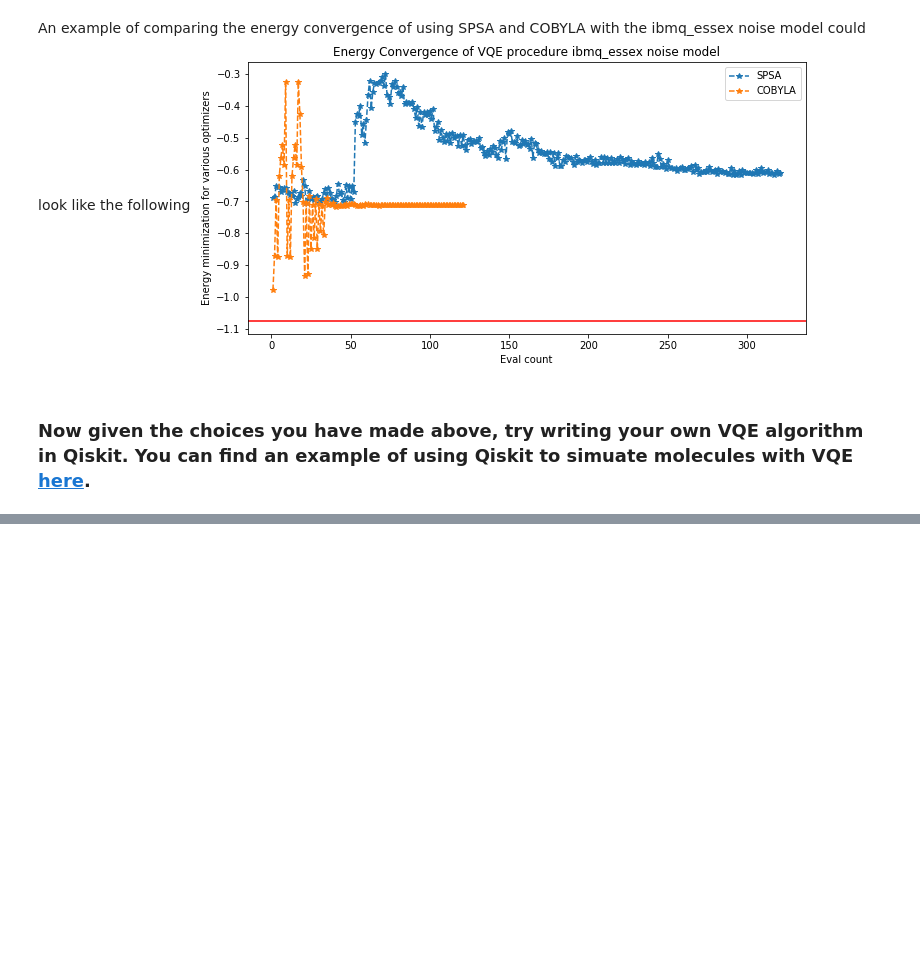
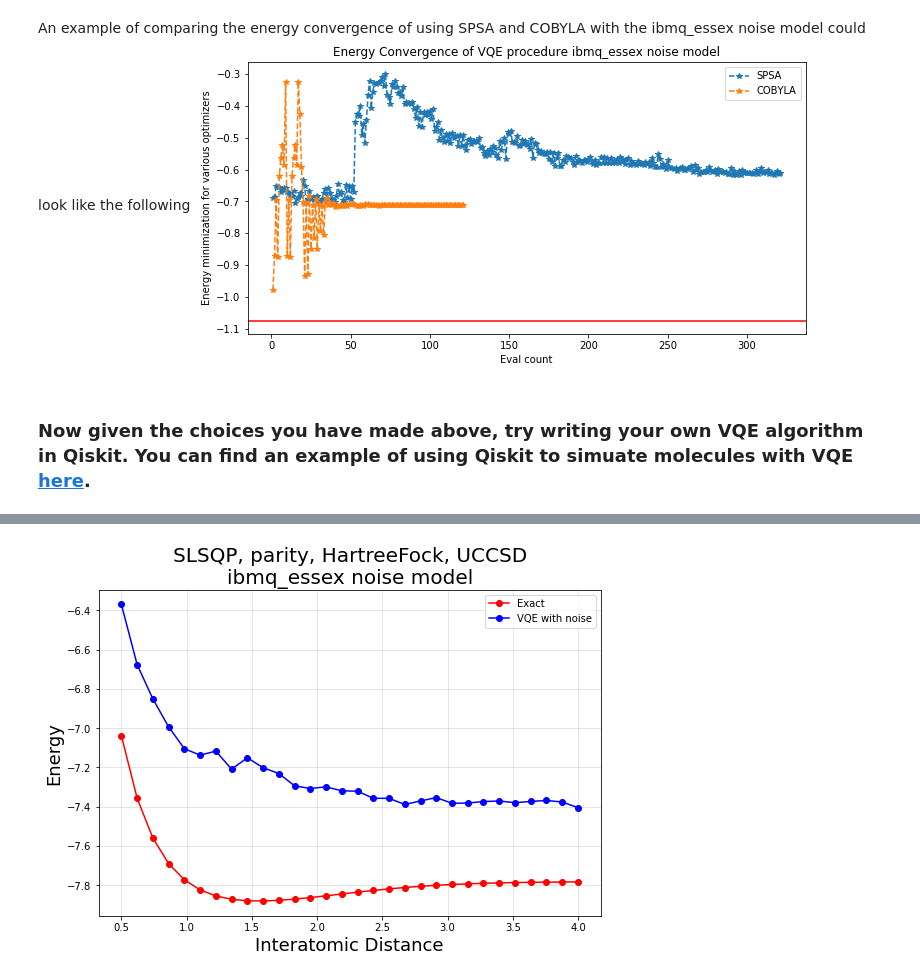
Before and after one commit to Chriscrosser3310/QGSS-Final-Project, a Jupyter notebook: Qiskit Summer School Final Project VQE.ipynb, the cells around one changed output, grey strips where cells are left out. Cells and saved outputs as stored; diff of their text form; code cells hidden in the pictures; blank space fills up the shorter version.

```diff
--- a/Qiskit Summer School Final Project VQE.ipynb
+++ b/Qiskit Summer School Final Project VQE.ipynb
@@ -329,7 +340,7 @@ def compute_LiH_qubitOp(map_type, inter_dist, basis='sto3g'):
     qubitOp = Z2Symmetries.two_qubit_reduction(qubitOp, num_particles) if qubit_reduction else qubitOp
     qubitOp.chop(10**-10)
 
-    return qubitOp, num_spin_orbitals, num_particles, qubit_reduction
+    return qubitOp, num_spin_orbitals, num_particles, qubit_reduction, nuclear_repulsion_energy, energy_shift
 # %%
 def run_experiment(inter_dist,
                    optimizer_type,
@@ -350,7 +361,7 @@ def run_experiment(inter_dist,
             return -np.inf
 
     # Compute the qubit reduction for the experiment
-    qubitOp, num_spin_orbitals, num_particles, qubit_reduction = compute_LiH_qubitOp(map_type, inter_dist)
+    qubitOp, num_spin_orbitals, num_particles, qubit_reduction, nuclear_repulsion_energy, energy_shift = compute_LiH_qubitOp(map_type, inter_dist)
 
     # Classically solve for the exact solution and use that as your reference value
     ref = exact_solver(qubitOp)
@@ -388,9 +399,9 @@ def run_experiment(inter_dist,
         quantum_instance = backend
     else:
         quantum_instance = QuantumInstance(backend=backend,
-                           shots=shots,
-                           noise_model=noise_model,
-                           coupling_map=coupling_map)
+                                           shots=shots,
+                                           noise_model=noise_model,
+                                           coupling_map=coupling_map)
 
     # Choose the classical optimizer
     # TODO Use optimizer_type here
@@ -404,13 +415,22 @@ def run_experiment(inter_dist,
         optimizer = SPSA(max_trials=max_steps, skip_calibration=True)
 
     # Run your VQE instance
-    vqe = VQE(qubitOp, var_form, optimizer)
+
+    counts =[]
+    values =[]
+    params =[]
+    deviation =[]
+    def store_intermediate_result(eval_count, parameters, mean, std):
+        counts.append(eval_count)
+        values.append(mean)
+        params.append(parameters)
+        deviation.append(std)
+    vqe = VQE(qubitOp, var_form, optimizer , callback = store_intermediate_result)
 
     # Now compare the results of different compositions of your VQE algorithm!
-    exact_solution = exact_solver(qubitOp)
     ret = vqe.run(quantum_instance)
-    vqe_result = np.real(ret['eigenvalue'])
-    exact_result = np.real(exact_solution)
+    vqe_result = np.real(ret.eigenvalue) #+ nuclear_repulsion_energy + energy_shift
+    exact_result = np.real(ref) #+ nuclear_repulsion_energy + energy_shift
 
     accuracy = np.round(-np.log10(np.abs(vqe_result - exact_result)), 3)
 
@@ -420,6 +440,6 @@ def run_experiment(inter_dist,
     if type(accuracy) != np.float64:
         return -np.inf
     else:
-        return accuracy
+        return accuracy, exact_result, vqe_result, counts, values, params, deviation
 # %%
 # example
@@ -478,0 +523,10 @@ rank_results(result_dict)
+# %%
+backend = Aer.get_backend('qasm_simulator')
+
+dist_list = np.linspace(0.5, 4, 30)
+exact_list = []
+vqe_list = []
+for d in dist_list:
+    _,exact_result,vqe_result,_,_,_ = run_experiment(d, 'SLSQP', 'parity', 'HartreeFock', 'UCCSD', backend, noise_model, coupling_map, 1000, 100)
+    exact_list.append(exact_result)
+    vqe_list.append(vqe_result)
@@ -478,0 +551,8 @@ rank_results(result_dict)
+# %%
+generate_mc_plot([['Exact', dist_list, exact_list, '-', 'red'],
+               ['VQE with noise', dist_list, vqe_list, '-', 'blue']],
+              'Interatomic Distance',
+              'Energy',
+              'SLSQP, parity, HartreeFock, UCCSD\nibmq_essex noise model')
+# %% [output]
+[figure, added]
```
Also changed, not shown: parts of 10 cells of this notebook.
